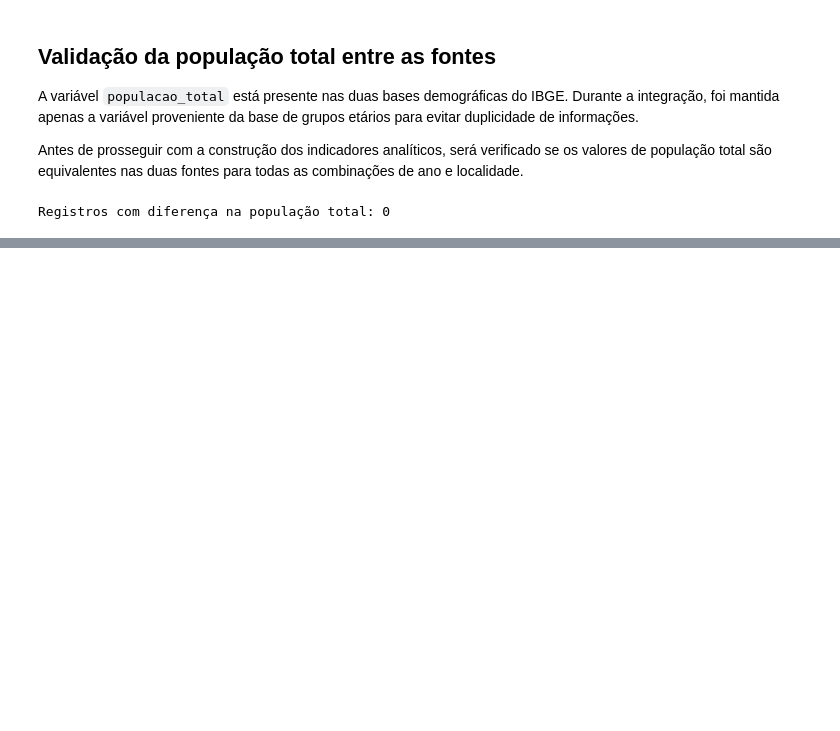
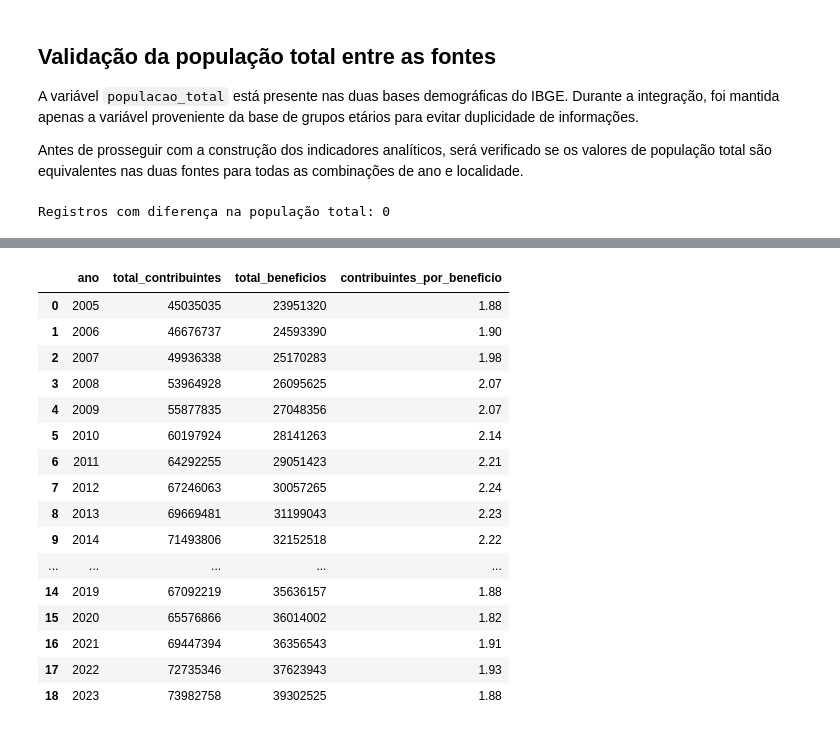
Before and after one commit to Andersonph/Estudo_Dados_Demografico, a Jupyter notebook: Demografia_Previdencia/03_gold.ipynb, the cells around one changed output, grey strips where cells are left out. Cells and saved outputs as stored; diff of their text form; code cells hidden in the pictures; blank space fills up the shorter version.

Commit message:
Avanço etapas Gold

```diff
--- a/Demografia_Previdencia/03_gold.ipynb
+++ b/Demografia_Previdencia/03_gold.ipynb
@@ -196,0 +295,25 @@ Registros com diferença na população total: 0
+# %%
+df_historico_gold = (
+    df_demografia_brasil
+    .merge(
+        df_historico_contribuintes,
+        on="ano",
+        how="inner",
+        validate="one_to_one"
+    )
+    .merge(
+        df_historico_beneficios,
+        on="ano",
+        how="inner",
+        validate="one_to_one"
+    )
+)
+
+print("Dimensão:", df_historico_gold.shape)
+
+print(
+    "Período:",
+    df_historico_gold["ano"].min(),
+    "a",
+    df_historico_gold["ano"].max()
+)
@@ -196,0 +361,32 @@ Registros com diferença na população total: 0
+# %%
+df_historico_gold["contribuintes_por_beneficio"] = (
+    df_historico_gold["total_contribuintes"]
+    / df_historico_gold["total_beneficios"]
+)
+
+df_historico_gold[
+    [
+        "ano",
+        "total_contribuintes",
+        "total_beneficios",
+        "contribuintes_por_beneficio"
+    ]
+].round(2)
+# %% [output]
+|  | ano | total_contribuintes | total_beneficios | contribuintes_por_beneficio |
+| 0 | 2005 | 45035035 | 23951320 | 1.88 |
+| 1 | 2006 | 46676737 | 24593390 | 1.90 |
+| 2 | 2007 | 49936338 | 25170283 | 1.98 |
+| 3 | 2008 | 53964928 | 26095625 | 2.07 |
+| 4 | 2009 | 55877835 | 27048356 | 2.07 |
+| 5 | 2010 | 60197924 | 28141263 | 2.14 |
+| 6 | 2011 | 64292255 | 29051423 | 2.21 |
+| 7 | 2012 | 67246063 | 30057265 | 2.24 |
+| 8 | 2013 | 69669481 | 31199043 | 2.23 |
+| 9 | 2014 | 71493806 | 32152518 | 2.22 |
+| ... | ... | ... | ... | ... |
+| 14 | 2019 | 67092219 | 35636157 | 1.88 |
+| 15 | 2020 | 65576866 | 36014002 | 1.82 |
+| 16 | 2021 | 69447394 | 36356543 | 1.91 |
+| 17 | 2022 | 72735346 | 37623943 | 1.93 |
+| 18 | 2023 | 73982758 | 39302525 | 1.88 |
```
Also changed, not shown: parts of 22 cells of this notebook, 2 other files.
